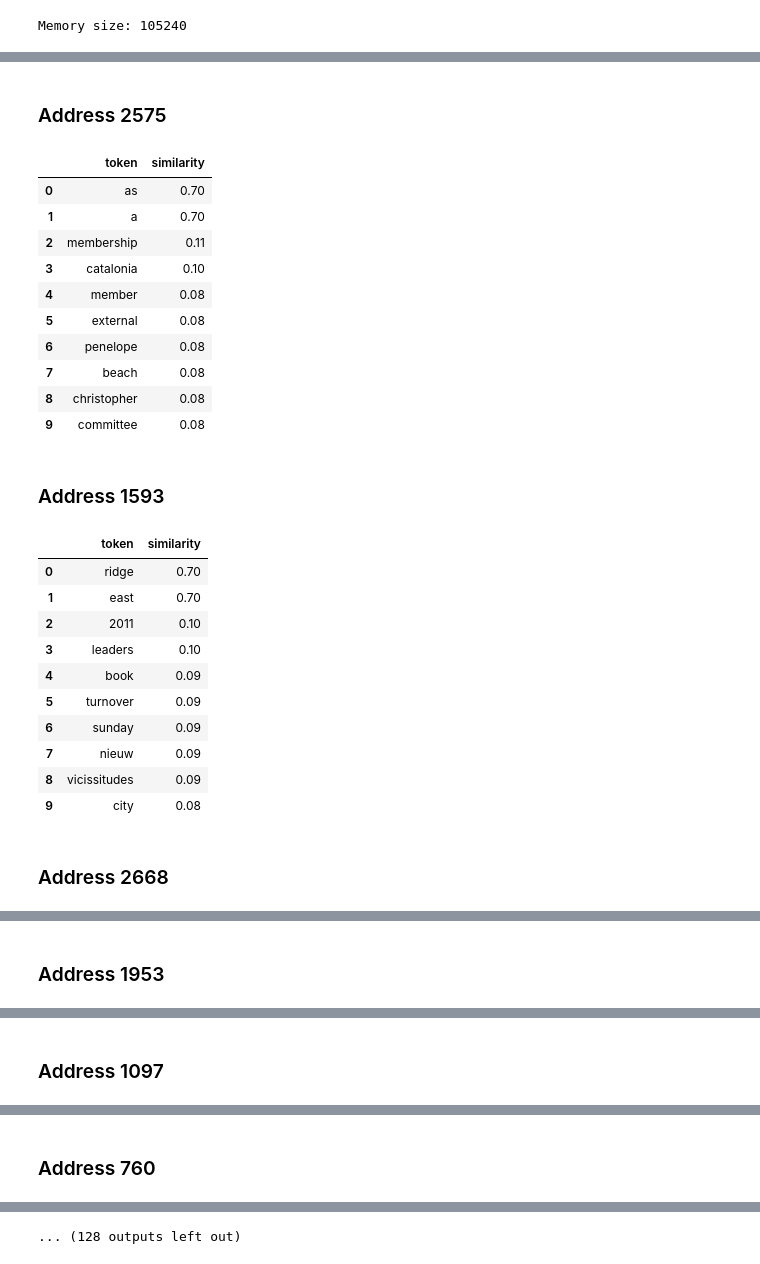
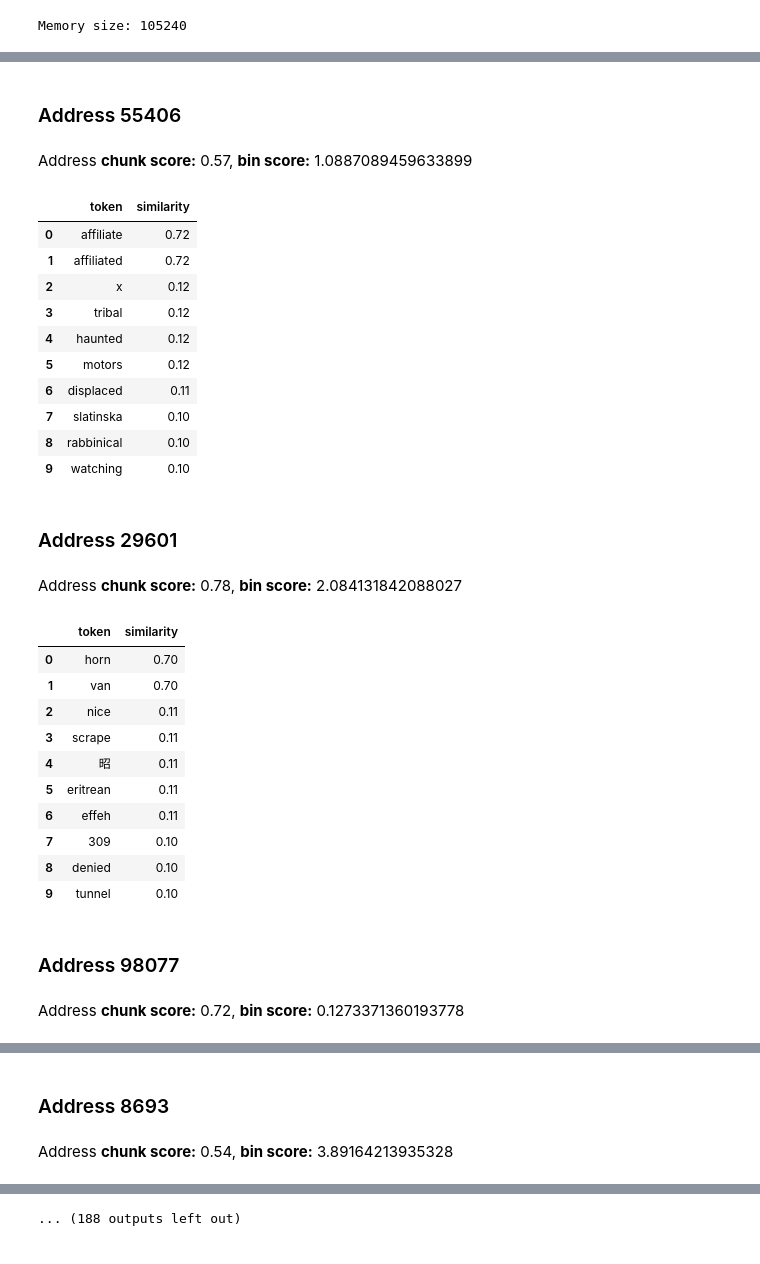
Before and after one commit to dfichiu/ba-thesis, a Jupyter notebook: src/experiments/visualize_memory.ipynb, the cells around one changed output, grey strips where cells are left out. Drawn from its saved outputs; the diff is of its cells as text; code cells hidden in the pictures.

Commit message:
add comments to visualize memory notebook

```diff
--- a/src/experiments/visualize_memory.ipynb
+++ b/src/experiments/visualize_memory.ipynb
@@ -45,8 +47,8 @@ print(f"{subprocess.getoutput('ls ./memories/method2 | nl')}")
 # cleanup = pickle.load(open(f"cleanups/{subprocess.getoutput(command.format('cleanups', number))}",'rb'))
 # memory = pickle.load(open(f"memories/{subprocess.getoutput(command.format('memories', number))}",'rb'))
 
-cleanup = pickle.load(open(f"cleanups/method2/cleanup_2023-09-10 13-09-22-030328.pkl",'rb'))
-memory = pickle.load(open(f"memories/method2/memory_2023-09-10 13-09-22-030328.pkl",'rb'))
+cleanup = pickle.load(open(f"cleanups/method2/cleanup_2023-09-10 19-02-18-496164.pkl",'rb'))
+memory = pickle.load(open(f"memories/method2/memory_2023-09-10 19-02-18-496164.pkl",'rb'))
 # %% [markdown]
 ### Memory stats
 # %%
@@ -88,7 +90,6 @@ Memory size: 105240
 word_vectors = api.load("word2vec-google-news-300")
 # %%
 %%capture
-concepts = [""]#, "universities"]#, 'days', 'day', 'record', 'stage']
 
 address_embeddings = []
 address_concepts = []
@@ -99,8 +100,8 @@ chunk_scores = []
 for idx, address in enumerate(memory.addresses[0:1000]):
     tokens = inference.get_most_similar_HVs(inference.get_similarities_to_atomic_set(address, cleanup))
     embeddings = [word_vectors[word] for word in tokens if word in word_vectors]
-    if len(set(concepts).intersection(set(tokens))) > 0:
-    #if embeddings:
+
+    if embeddings:
         addresses.append(idx)
         bins.append(memory.scores[idx, 1].item())
         chunk_scores.append(memory.scores[idx, 0].item())
@@ -130,40 +130,43 @@ _df = pd.DataFrame()
 # %%
 addresses = np.random.randint(0, len(memory.addresses), size=70)
 # addresses = np.argwhere((memory.chunk_scores > 0.97).cpu().detach().numpy().flatten()).flatten()
 #addresses = np.argwhere((memory.scores[:, 1] > 4).cpu().detach().numpy().flatten()).flatten()
-# addresses = [3, 4]
 
 for address in addresses:
     display(md(f"### Address {address}"))
+    display(md(f"Address **chunk score:** {memory.scores[address][0]}, **bin score:** {memory.scores[address][1]}"))
     address_sims_df = inference.get_similarities_to_atomic_set(
             memory.addresses[address],
             cleanup,
     )
     display(address_sims_df)
 # %% [output]
-### Address 2575
+### Address 55406
+Address **chunk score:** 0.57, **bin score:** 1.0887089459633899
 |  | token | similarity |
-| 0 | as | 0.70 |
-| 1 | a | 0.70 |
-| 2 | membership | 0.11 |
-| 3 | catalonia | 0.10 |
-| 4 | member | 0.08 |
-| 5 | external | 0.08 |
-| 6 | penelope | 0.08 |
-| 7 | beach | 0.08 |
-| 8 | christopher | 0.08 |
-| 9 | committee | 0.08 |
+| 0 | affiliate | 0.72 |
+| 1 | affiliated | 0.72 |
+| 2 | x | 0.12 |
+| 3 | tribal | 0.12 |
+| 4 | haunted | 0.12 |
+| 5 | motors | 0.12 |
+| 6 | displaced | 0.11 |
+| 7 | slatinska | 0.10 |
+| 8 | rabbinical | 0.10 |
+| 9 | watching | 0.10 |
-### Address 1593
+### Address 29601
+Address **chunk score:** 0.78, **bin score:** 2.084131842088027
 |  | token | similarity |
-| 0 | ridge | 0.70 |
-| 1 | east | 0.70 |
-| 2 | 2011 | 0.10 |
-| 3 | leaders | 0.10 |
-| 4 | book | 0.09 |
-| 5 | turnover | 0.09 |
-| 6 | sunday | 0.09 |
-| 7 | nieuw | 0.09 |
-| 8 | vicissitudes | 0.09 |
-| 9 | city | 0.08 |
+| 0 | horn | 0.70 |
+| 1 | van | 0.70 |
+| 2 | nice | 0.11 |
+| 3 | scrape | 0.11 |
+| 4 | 昭 | 0.11 |
+| 5 | eritrean | 0.11 |
+| 6 | effeh | 0.11 |
+| 7 | 309 | 0.10 |
+| 8 | denied | 0.10 |
+| 9 | tunnel | 0.10 |
-### Address 2668
+### Address 98077
+Address **chunk score:** 0.72, **bin score:** 0.1273371360193778
 |  | token | similarity |
@@ -180,2 +183,3 @@ for address in addresses:
-### Address 1953
+### Address 8693
+Address **chunk score:** 0.54, **bin score:** 3.89164213935328
 |  | token | similarity |
@@ -192 +195,0 @@ for address in addresses:
-### Address 1097
@@ -204 +195,0 @@ for address in addresses:
-### Address 760
@@ -216 +196 @@ for address in addresses:
-... (128 outputs left out)
+... (188 outputs left out)
```
Also changed, not shown: parts of 10 cells of this notebook.
